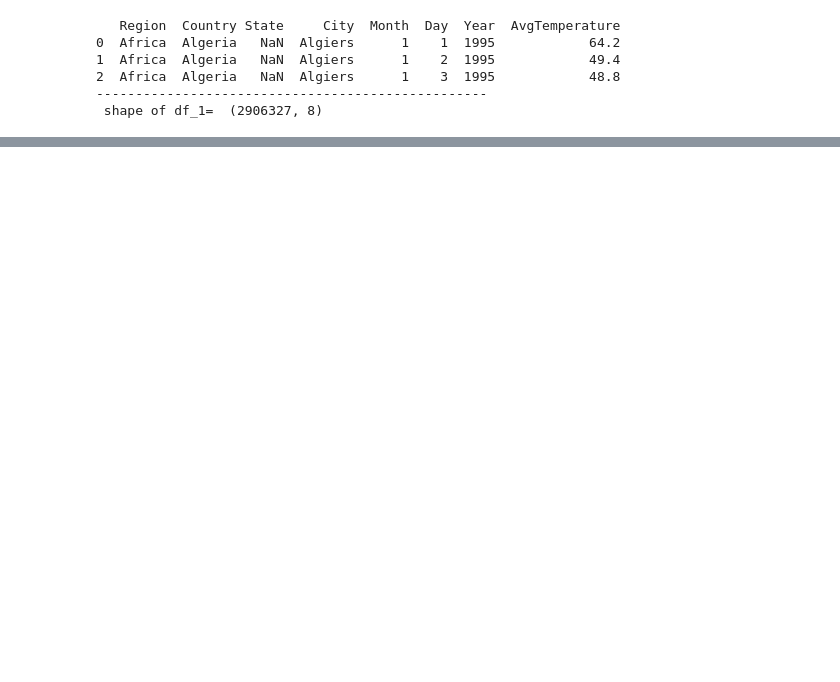
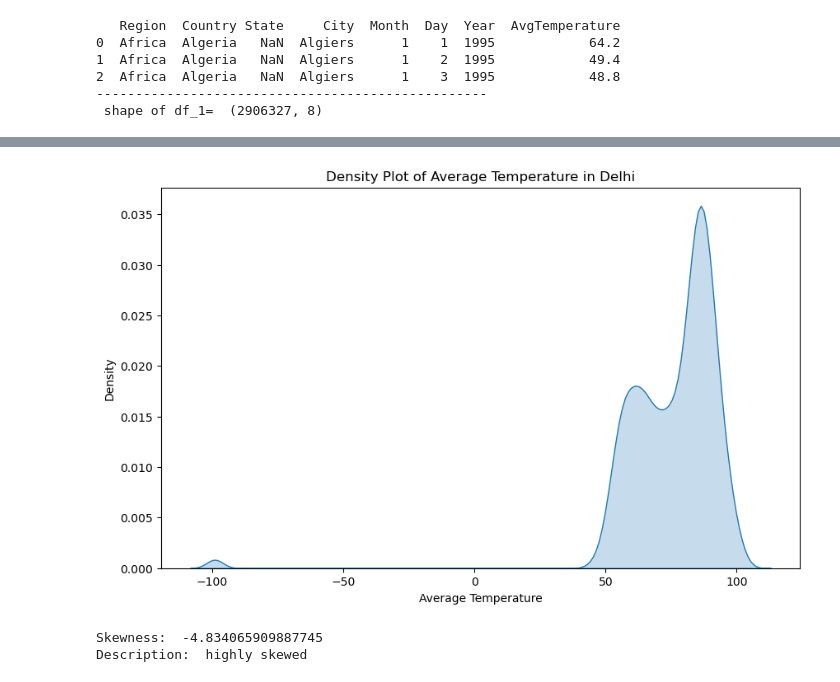
Before and after one commit to sidiquegithub/FIRST-REPO, a Jupyter notebook: CODE/Untitled.ipynb, the cells around one changed output, grey strips where cells are left out. Drawn from its saved outputs; the diff is of its cells as text; code cells hidden in the pictures; blank space fills up the shorter version.

```diff
--- a/CODE/Untitled.ipynb
+++ b/CODE/Untitled.ipynb
@@ -18,0 +76,29 @@ print(' shape of df_1= ', df_1.shape)
+# %%
+# Distribution of data
+
+# Plotting the density diagram (Kernel Density Estimate plot)
+plt.figure(figsize=(10, 6))
+sns.kdeplot(delhi['AvgTemperature'], fill=True)
+plt.title('Density Plot of Average Temperature in Delhi')
+plt.xlabel('Average Temperature')
+plt.ylabel('Density')
+plt.show()
+# %% [output]
+[figure, added]
+# %%
+#Skewness of data
+skewness = delhi['AvgTemperature'].skew()
+
+# Checking if the data is skewed
+if skewness > 1 or skewness < -1:
+    skew_description = "highly skewed"
+elif 0.5 <= skewness <= 1 or -1 <= skewness <= -0.5:
+    skew_description = "moderately skewed"
+else:
+    skew_description = "approximately symmetric"
+
+print("Skewness: ", skewness)
+print("Description: ", skew_description)
+# %% [output]
+Skewness:  -4.834065909887745
+Description:  highly skewed
```
Also changed, not shown: parts of 16 cells of this notebook.
